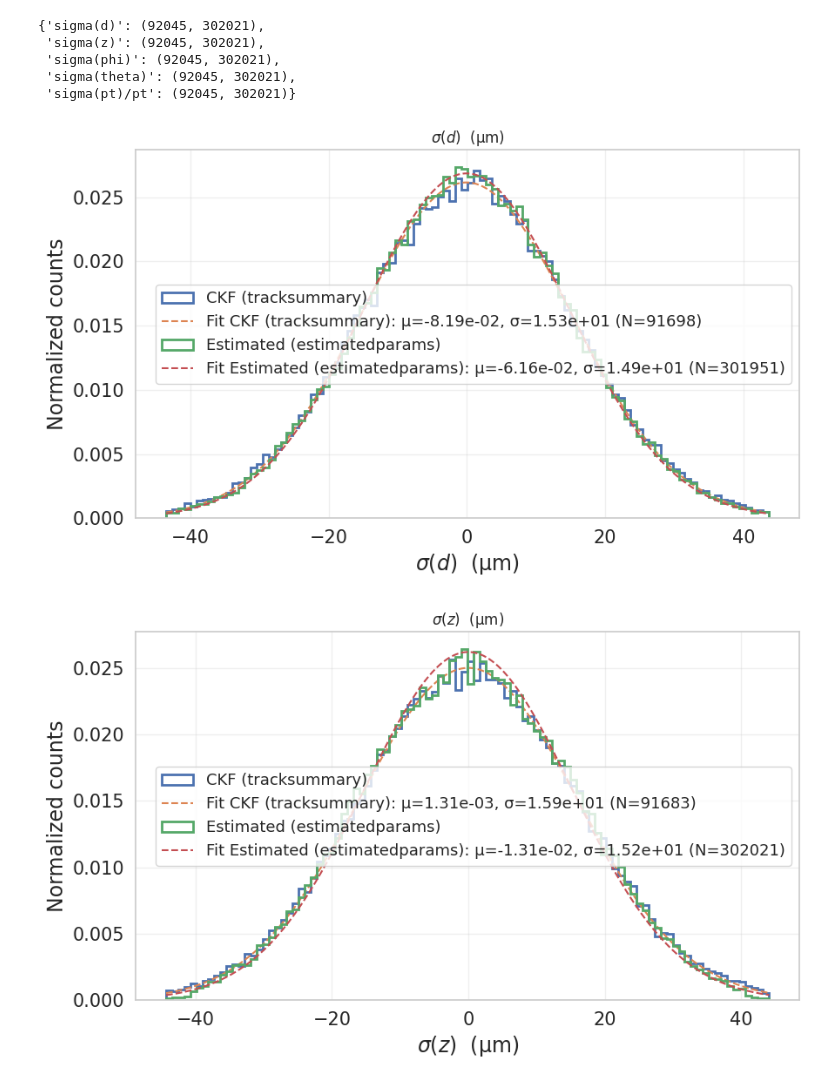
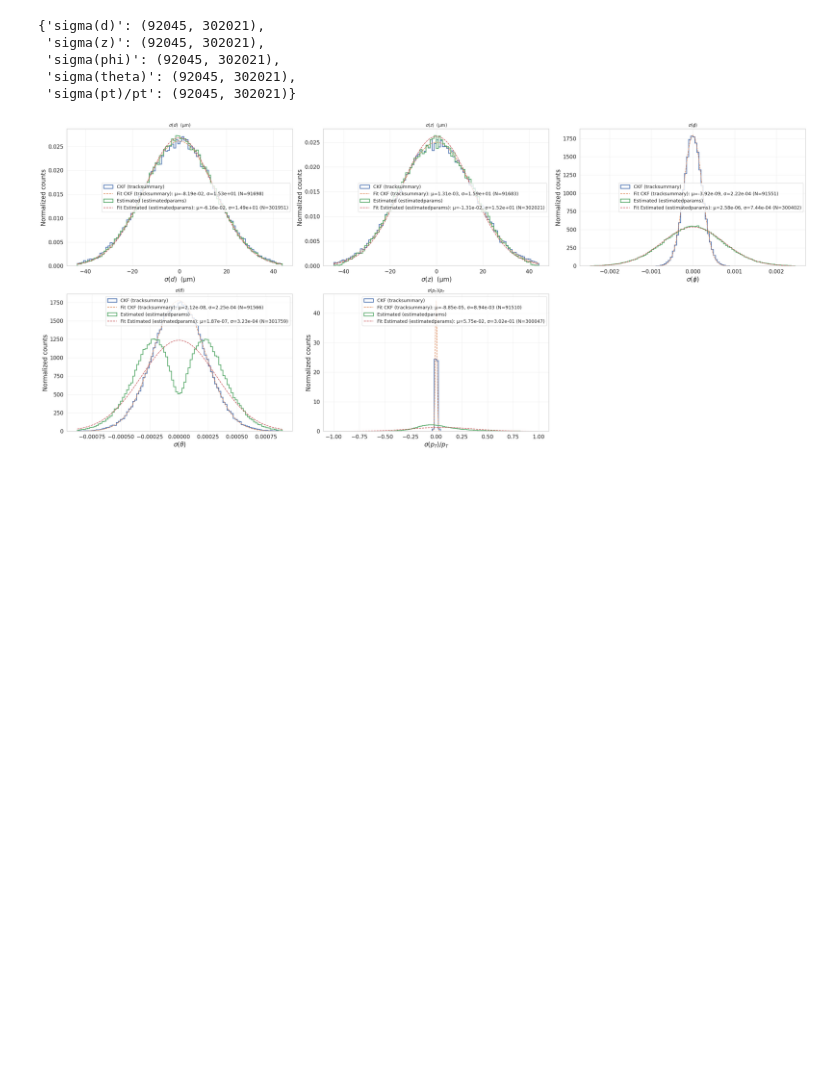
Before and after one commit to dlai211/iris-hep-log, a Jupyter notebook: code/estimatedparams.ipynb, the cells around one changed output. Cells and saved outputs as stored; diff of their text form; code cells hidden in the pictures; blank space fills up the shorter version.

```diff
--- a/code/estimatedparams.ipynb
+++ b/code/estimatedparams.ipynb
@@ -318,7 +318,7 @@ FIXED_RANGES = {
     # "sigma(z)": (-100, 100),   # µm
     # "sigma(phi)": (-0.02, 0.02),
     # "sigma(theta)": (-0.002, 0.002),
-    # "sigma(pt)/pt": (-0.2, 0.2),
+    "sigma(pt)/pt": (-1, 1),
 }
 
 TITLES = {
@@ -438,35 +438,37 @@ def plot_compare(varname, a, b, nbins=100, fixed_ranges=None, title_map=None, ou
     muB, sdB, nB = robust_norm_fit(b)
     xgrid = np.linspace(lo, hi, 800)
 
-    plt.figure(figsize=(9, 5.5))
+    plt.subplot(230 + i)
     if a.size:
         plt.hist(a, bins=nbins, range=(lo,hi), histtype='step', density=True, linewidth=2, label=f"{labelA}")
         if np.isfinite(sdA) and sdA>0:
             plt.plot(xgrid, norm.pdf(xgrid, muA, sdA), linestyle='--', label=f"Fit {labelA}: μ={muA:.2e}, σ={sdA:.2e} (N={nA})")
     if b.size:
         plt.hist(b, bins=nbins, range=(lo,hi), histtype='step', density=True, linewidth=2, label=f"{labelB}")
         if np.isfinite(sdB) and sdB>0:
             plt.plot(xgrid, norm.pdf(xgrid, muB, sdB), linestyle='--', label=f"Fit {labelB}: μ={muB:.2e}, σ={sdB:.2e} (N={nB})")
 
     ttl = title_map.get(varname, varname) if title_map else varname
     plt.title(ttl)
     plt.xlabel(ttl)
     plt.ylabel("Normalized counts")
     plt.grid(True, alpha=0.3)
     plt.legend()
     plt.tight_layout()
 
     if outdir:
         os.makedirs(outdir, exist_ok=True)
         fname = os.path.join(outdir, f"compare_{varname.replace('/','_')}.png")
         plt.savefig(fname, dpi=160)
         print("saved:", fname)
 
 # Plotting
+plt.figure(figsize=(30, 13))
+i = 0
 for var in ["sigma(d)","sigma(z)","sigma(phi)","sigma(theta)","sigma(pt)/pt"]:
+    i += 1
     a = data_ckf[var]
     b = data_est[var]
     plot_compare(var, a, b, nbins=NBINS, fixed_ranges=FIXED_RANGES, title_map=TITLES, outdir=OUTDIR)
 # %% [output]
-[figure, old version]
+[figure, new version]
-[figure, removed]
```
Also changed, not shown: parts of 1 cell of this notebook, 2 other files.
